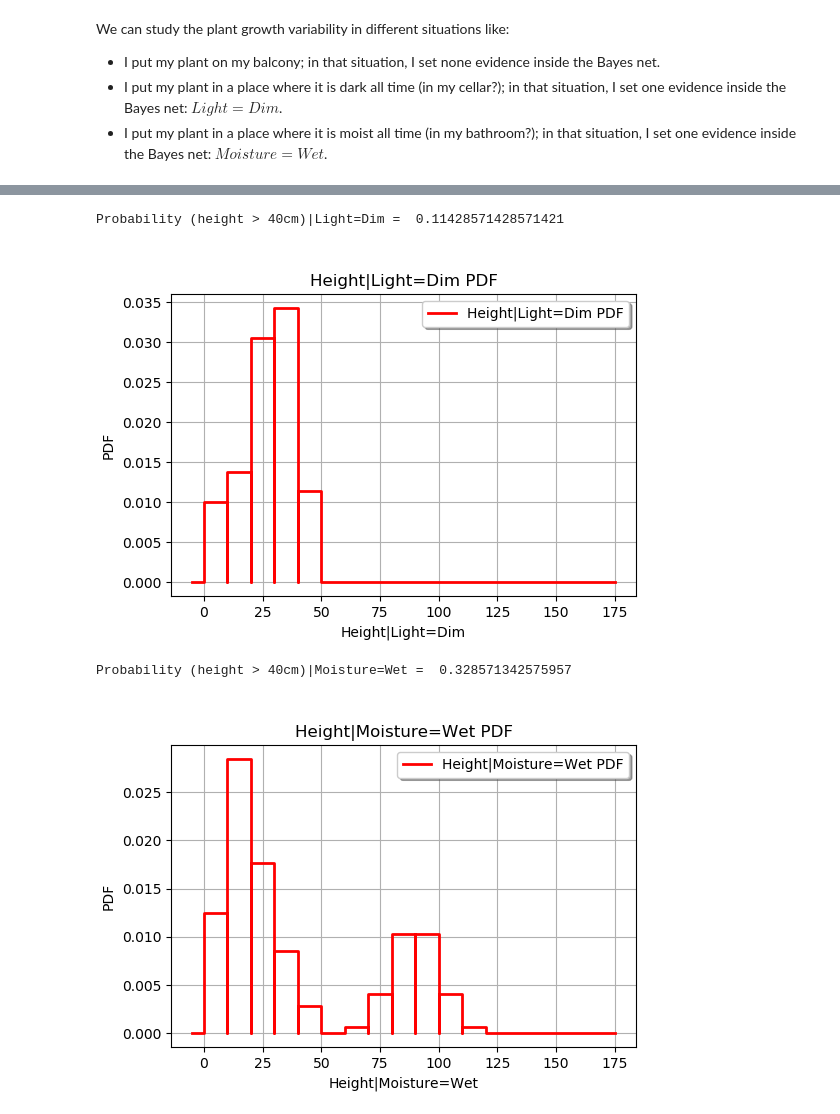
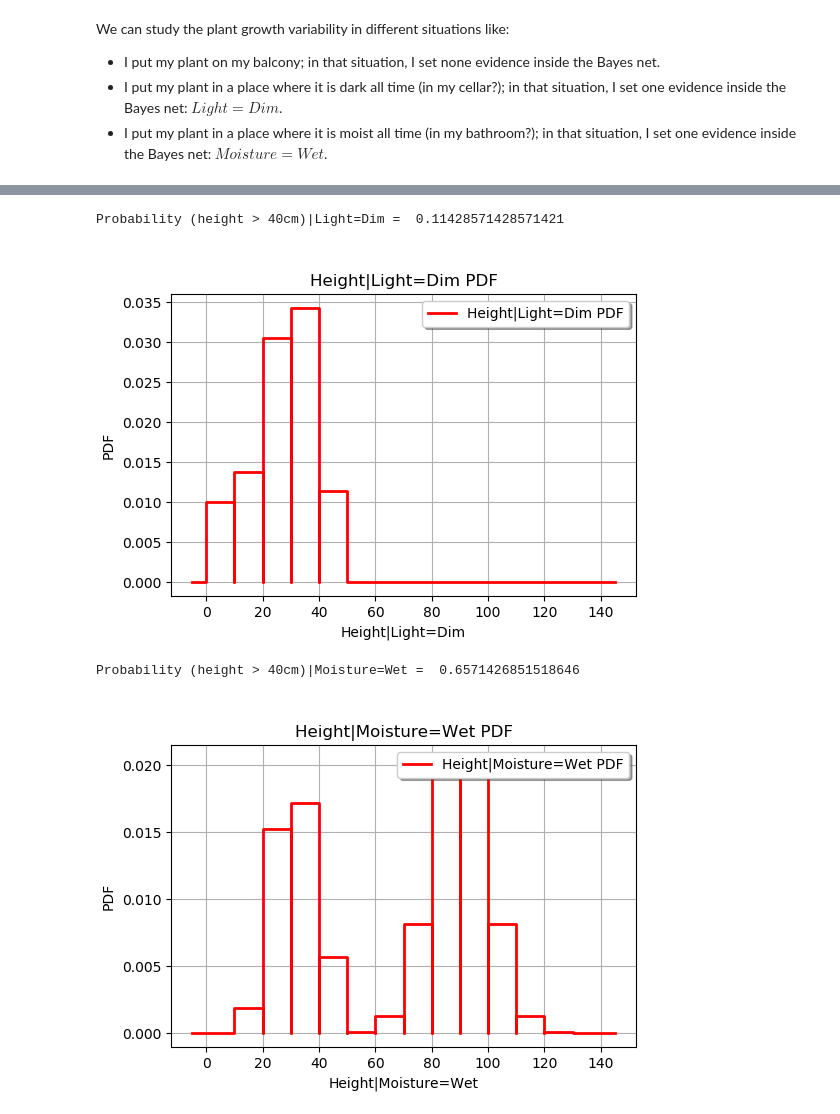
Before and after one commit to openturns/otagrum, a Jupyter notebook: python/doc/examples/plant_growth.ipynb, the cells around one changed output, grey strips where cells are left out. Drawn from its saved outputs; the diff is of its cells as text; code cells hidden in the pictures.

```diff
--- a/python/doc/examples/plant_growth.ipynb
+++ b/python/doc/examples/plant_growth.ipynb
@@ -51,14 +51,11 @@ $Height$ is a continuous variable which has to be discretized for the Bayes Net
 # light has 2 attributes : Dim and Bright
 light.addLabel("Dim")
 light.addLabel("Bright")
-lightSize = len(light.labels())
 
 # moisture has 2 attributes : Dry and Wet
 moisture.addLabel("Dry")
 moisture.addLabel("Wet")
-moistureSize = len(moisture.labels())
 
 # height is a discretized variable
-data = range(0, 180, 10)
-for i in data:
-    height.addTick(i)
+[height.addTick(i) for i in range(0, 150, 10)]
+height.domainSize()
@@ -169,28 +166,26 @@ Probability (height > 40cm) =  0.328571342575957
 ie = gum.LazyPropagation(bn)
 ie.setEvidence({'Light':'Dim'})
 
-h_pot = ie.posterior(indexHeight)
-h_dist_dim = otagrum.Utils.FromPotential(h_pot)
+h_dist_dim = otagrum.Utils.FromMarginal(ie.posterior("Height"))
 h_dist_dim.setDescription(['Height|Light=Dim'])
 print("Probability (height > 40cm)|Light=Dim = ", 1.0 - h_dist_dim.computeCDF(40.0))
 h_dist_dim.drawPDF()
 # %% [output]
 Probability (height > 40cm)|Light=Dim =  0.11428571428571421
-[figure, old version]
+[figure, new version]
 # %%
-# Variability of the plant growth in my cellar
+# Variability of the plant growth when the atmosphere is very wet
 
 ie = gum.LazyPropagation(bn)
-#ie.setEvidence({'Moisture':'Wet'})
+ie.setEvidence({'Moisture':'Wet'})
 
-h_pot = ie.posterior(indexHeight)
-h_dist_wet = otagrum.Utils.FromPotential(h_pot)
+h_dist_wet = otagrum.Utils.FromMarginal(ie.posterior("Height"))
 h_dist_wet.setDescription(['Height|Moisture=Wet'])
 print("Probability (height > 40cm)|Moisture=Wet = ", 1.0 - h_dist_wet.computeCDF(40.0))
 h_dist_wet.drawPDF()
 # %% [output]
-Probability (height > 40cm)|Moisture=Wet =  0.328571342575957
+Probability (height > 40cm)|Moisture=Wet =  0.6571426851518646
-[figure, old version]
+[figure, new version]
 # %%
 # Get the distribution of the variable "Light"
 
```
Also changed, not shown: parts of 5 cells of this notebook, 1 other file.
